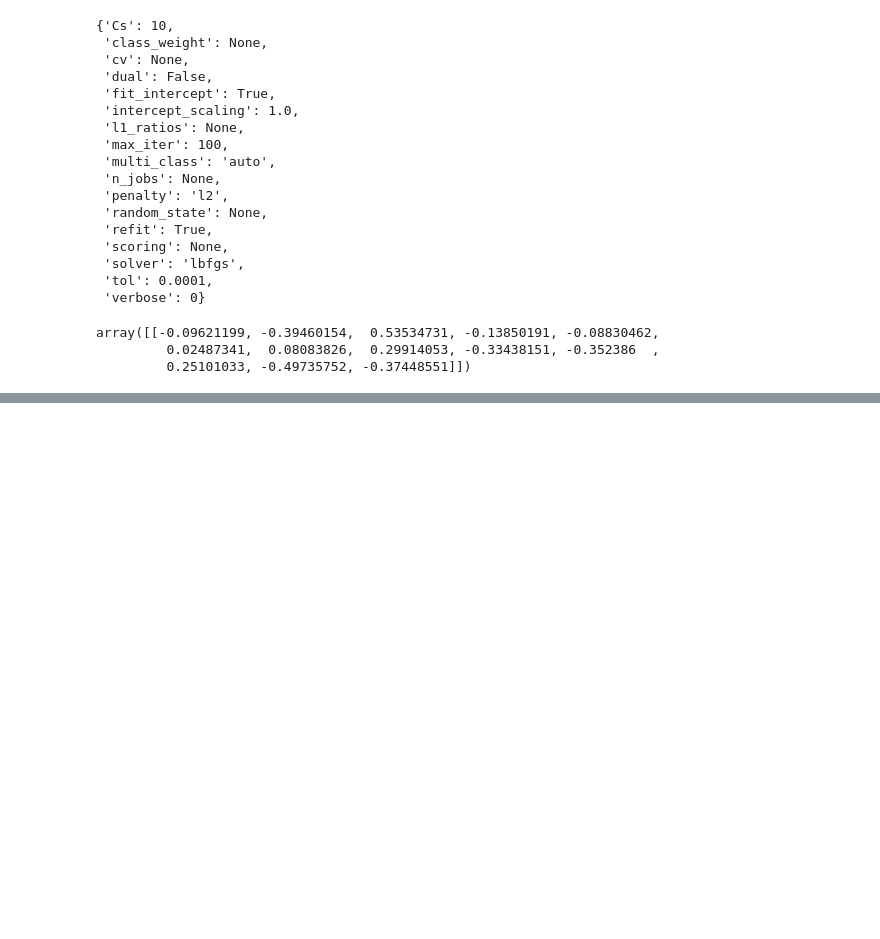
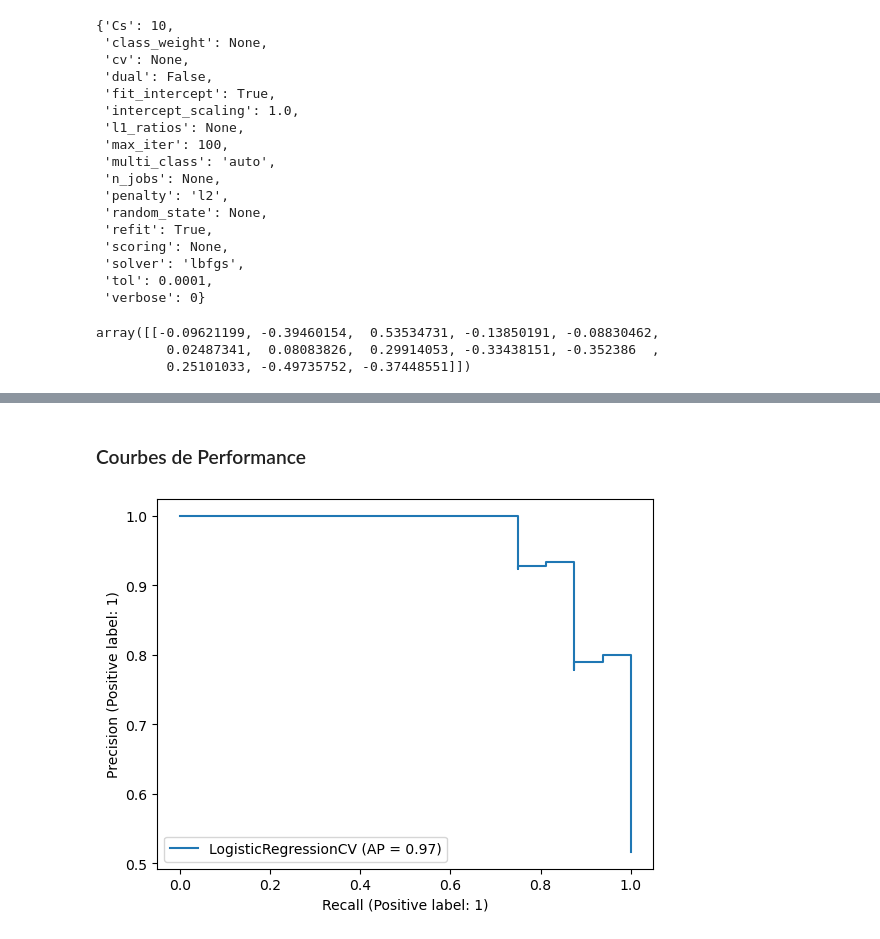
Before and after one commit to myratoun/regression_logistique, a Jupyter notebook: TP_Machine_Learning_&_Regression.ipynb, the cells around one changed output, grey strips where cells are left out. Drawn from its saved outputs; the diff is of its cells as text; code cells hidden in the pictures; blank space fills up the shorter version.

```diff
--- a/TP_Machine_Learning_&_Regression.ipynb
+++ b/TP_Machine_Learning_&_Regression.ipynb
@@ -135,0 +161,2 @@ array([[-0.09621199, -0.39460154,  0.53534731, -0.13850191, -0.08830462,
+# %% [markdown]
+### Courbes de Performance
@@ -135,0 +165,4 @@ array([[-0.09621199, -0.39460154,  0.53534731, -0.13850191, -0.08830462,
+# %%
+PrecisionRecallDisplay.from_estimator(log_model,scaled_X_test,y_test);
+# %% [output]
+[figure, added]
```
Also changed, not shown: parts of 8 cells of this notebook.
